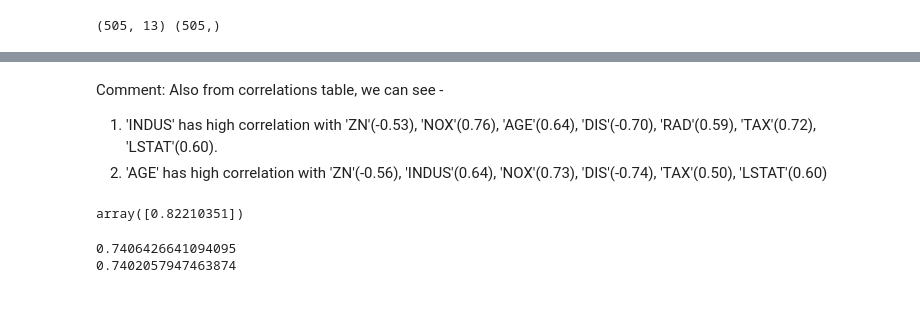
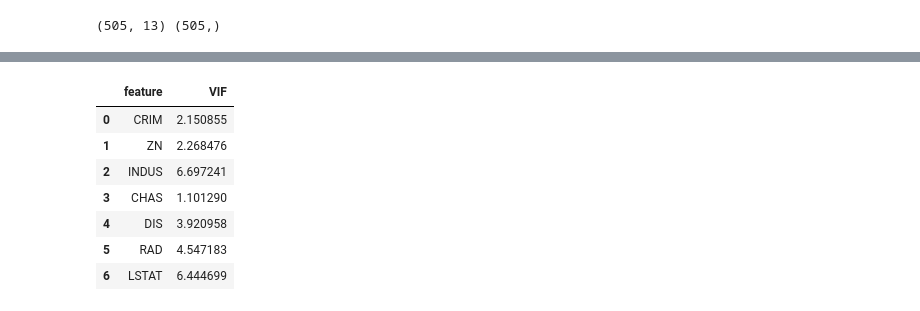
Before and after one commit to ROHIT779/ml-projects, a Jupyter notebook: regression-boston-housing/Boston_housing_2.ipynb, the cells around one changed output, grey strips where cells are left out. Cells and saved outputs as stored; diff of their text form; code cells hidden in the pictures.

Commit message:
validated assumptions and fit the model

```diff
--- a/regression-boston-housing/Boston_housing_2.ipynb
+++ b/regression-boston-housing/Boston_housing_2.ipynb
@@ -262,4 +219,0 @@ Comment: Model summary shows 'INDUS'=0.02 with p-value=0.738 and 'AGE'=0.0007 wi
-# %% [markdown]
-Comment: Also from correlations table, we can see -
-1. 'INDUS' has high correlation with 'ZN'(-0.53), 'NOX'(0.76), 'AGE'(0.64), 'DIS'(-0.70), 'RAD'(0.59), 'TAX'(0.72), 'LSTAT'(0.60).
-2. 'AGE' has high correlation with 'ZN'(-0.56), 'INDUS'(0.64), 'NOX'(0.73), 'DIS'(-0.74), 'TAX'(0.50), 'LSTAT'(0.60)
@@ -269,18 +220,19 @@ X_new1 = X_new.drop(columns = less_significant_features)
-# %%
-high_vif_cols = ['INDUS', 'AGE']
-X_high_vif_cols = X_new.loc[:, high_vif_cols]
-scaler = StandardScaler()
-X_high_vif_cols_scaled = scaler.fit_transform(X_high_vif_cols)
-pca = PCA(n_components = 1)
-pc1 = pca.fit_transform(X_high_vif_cols_scaled)
-pca.explained_variance_ratio_
-# %% [output]
-array([0.82210351])
-# %%
-print(model.rsquared)
-X_new1_with_const = sm.add_constant(X_new1)
-model1 = sm.OLS(y_new, X_new1_with_const).fit()
-print(model1.rsquared)
-# %% [output]
-0.7406426641094095
-0.7402057947463874
+# %%
+high_vif_features = ['PTRATIO', 'NOX', 'RM', 'TAX', 'AGE', 'B']
+X_train = X_train.drop(columns = high_vif_features)
+X_test = X_test.drop(columns = high_vif_features)
+# %%
+# VIF after removing collinear features
+vif_data = pd.DataFrame()
+vif_data["feature"] = X_train.columns
+vif_data["VIF"] = [variance_inflation_factor(X_train.values, i) for i in range(len(X_train.columns))]
+vif_data
+# %% [output]
+|  | feature | VIF |
+| 0 | CRIM | 2.150855 |
+| 1 | ZN | 2.268476 |
+| 2 | INDUS | 6.697241 |
+| 3 | CHAS | 1.101290 |
+| 4 | DIS | 3.920958 |
+| 5 | RAD | 4.547183 |
+| 6 | LSTAT | 6.444699 |
```
Also changed, not shown: parts of 16 cells of this notebook.
